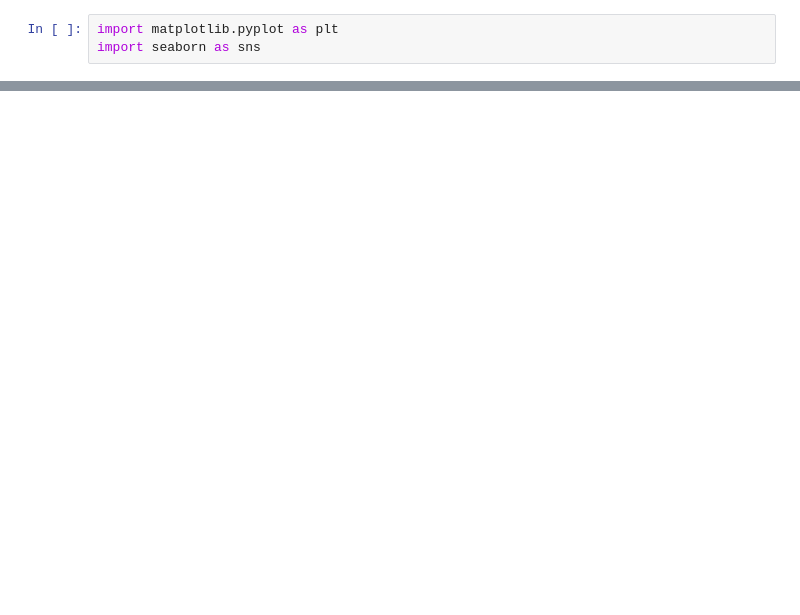
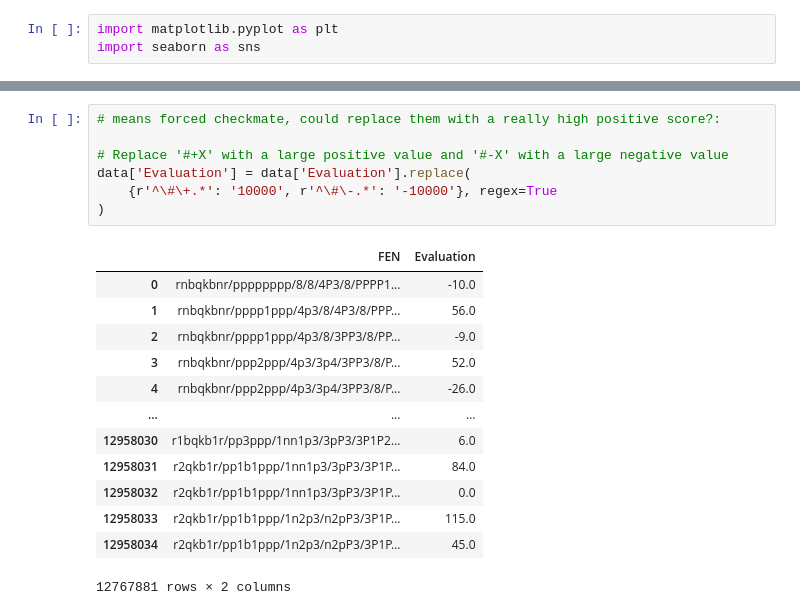
Before and after one commit to Srishtiganu/Math156_Project, a Jupyter notebook: project.ipynb, the cells around one changed output, grey strips where cells are left out. Drawn from its saved outputs; the diff is of its cells as text; blank space fills up the shorter version.

```diff
--- a/project.ipynb
+++ b/project.ipynb
@@ -71,0 +103,21 @@ plt.show()
+# %%
+# means forced checkmate, could replace them with a really high positive score?:
+
+# Replace '#+X' with a large positive value and '#-X' with a large negative value
+data['Evaluation'] = data['Evaluation'].replace(
+    {r'^\#\+.*': '10000', r'^\#\-.*': '-10000'}, regex=True
+)
+# %% [output]
+|  | FEN | Evaluation |
+| 0 | rnbqkbnr/pppppppp/8/8/4P3/8/PPPP1... | -10.0 |
+| 1 | rnbqkbnr/pppp1ppp/4p3/8/4P3/8/PPP... | 56.0 |
+| 2 | rnbqkbnr/pppp1ppp/4p3/8/3PP3/8/PP... | -9.0 |
+| 3 | rnbqkbnr/ppp2ppp/4p3/3p4/3PP3/8/P... | 52.0 |
+| 4 | rnbqkbnr/ppp2ppp/4p3/3p4/3PP3/8/P... | -26.0 |
+| ... | ... | ... |
+| 12958030 | r1bqkb1r/pp3ppp/1nn1p3/3pP3/3P1P2... | 6.0 |
+| 12958031 | r2qkb1r/pp1b1ppp/1nn1p3/3pP3/3P1P... | 84.0 |
+| 12958032 | r2qkb1r/pp1b1ppp/1nn1p3/3pP3/3P1P... | 0.0 |
+| 12958033 | r2qkb1r/pp1b1ppp/1n2p3/n2pP3/3P1P... | 115.0 |
+| 12958034 | r2qkb1r/pp1b1ppp/1n2p3/n2pP3/3P1P... | 45.0 |
+12767881 rows × 2 columns
```
Also changed, not shown: parts of 11 cells of this notebook.
